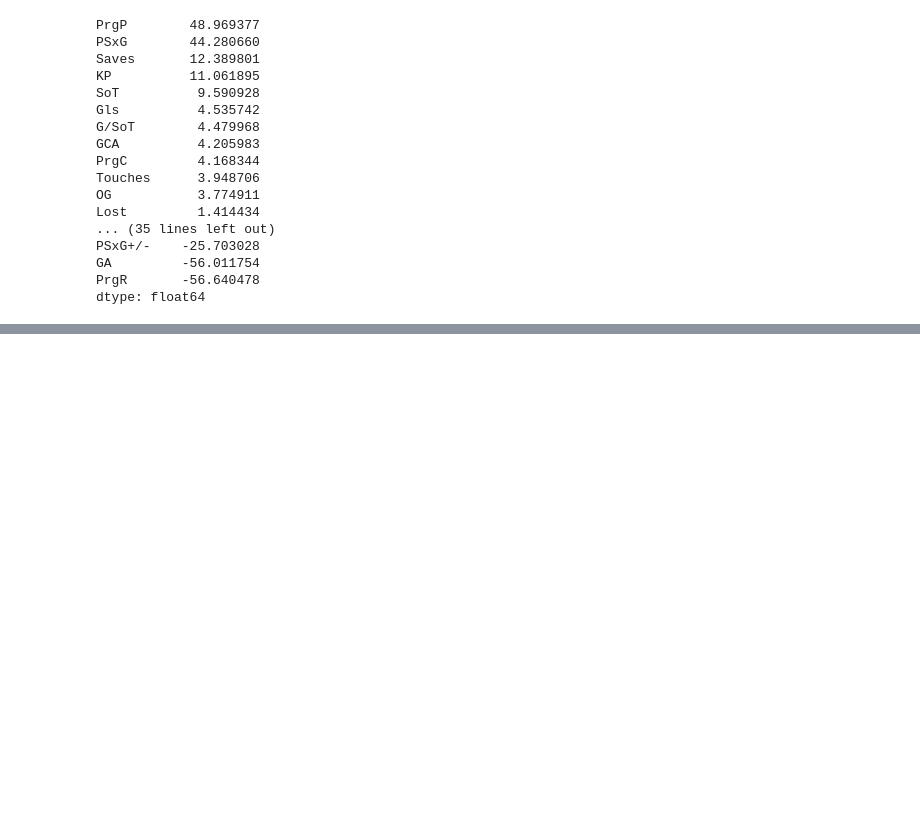
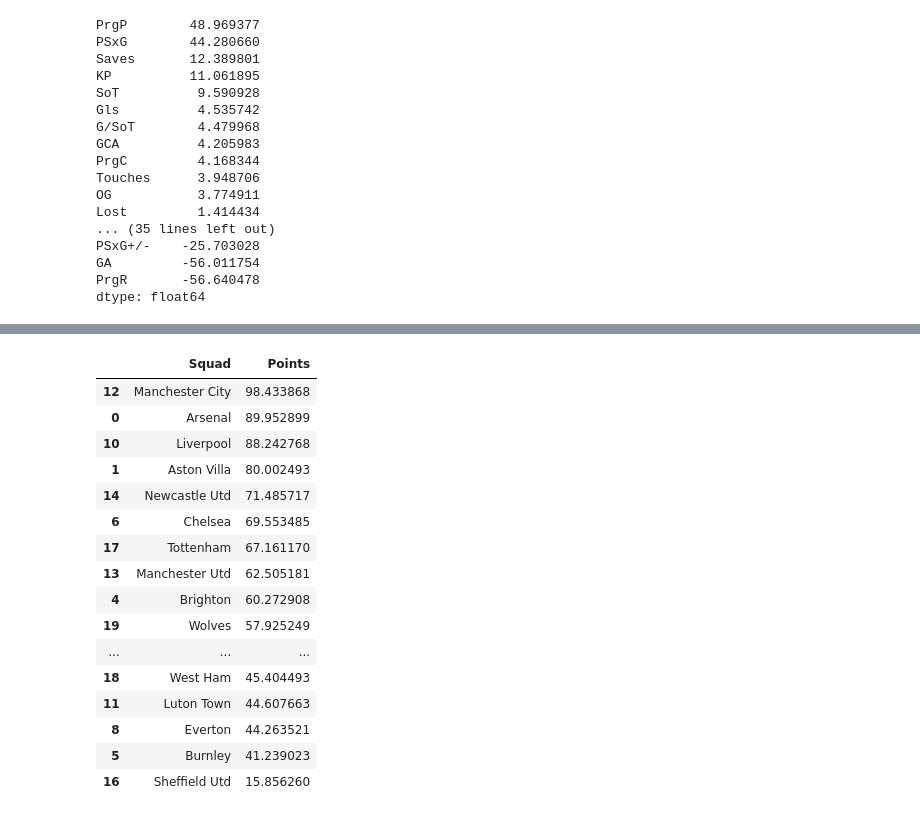
Before and after one commit to TQTien1/EPL-Predictions, a Jupyter notebook: Untitled-1.ipynb, the cells around one changed output, grey strips where cells are left out. Saved outputs shown, nothing was run; the diff lists cells and outputs as text; code cells hidden in the pictures; blank space fills up the shorter version.

```diff
--- a/Untitled-1.ipynb
+++ b/Untitled-1.ipynb
@@ -205,0 +211,21 @@ dtype: float64
+# %%
+prem_2023_24_pred = model.predict(prem_2023_24)
+pd.DataFrame({"Squad": input_predict["Squad"],"Points": prem_2023_24_pred}).sort_values("Points", ascending = False)
+# %% [output]
+|  | Squad | Points |
+| 12 | Manchester City | 98.433868 |
+| 0 | Arsenal | 89.952899 |
+| 10 | Liverpool | 88.242768 |
+| 1 | Aston Villa | 80.002493 |
+| 14 | Newcastle Utd | 71.485717 |
+| 6 | Chelsea | 69.553485 |
+| 17 | Tottenham | 67.161170 |
+| 13 | Manchester Utd | 62.505181 |
+| 4 | Brighton | 60.272908 |
+| 19 | Wolves | 57.925249 |
+| ... | ... | ... |
+| 18 | West Ham | 45.404493 |
+| 11 | Luton Town | 44.607663 |
+| 8 | Everton | 44.263521 |
+| 5 | Burnley | 41.239023 |
+| 16 | Sheffield Utd | 15.856260 |
```
Also changed, not shown: parts of 4 cells of this notebook, 1 other file.
